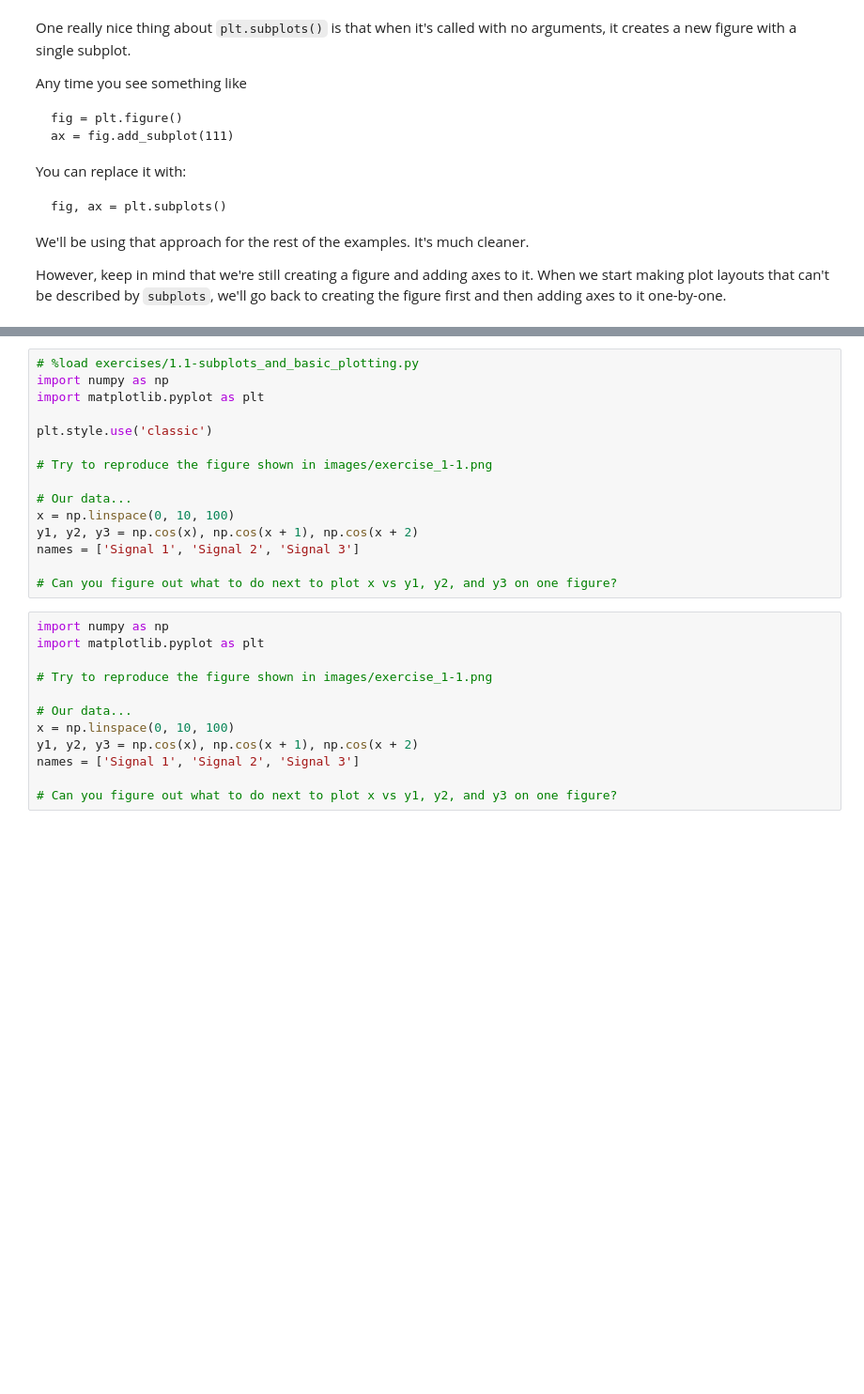
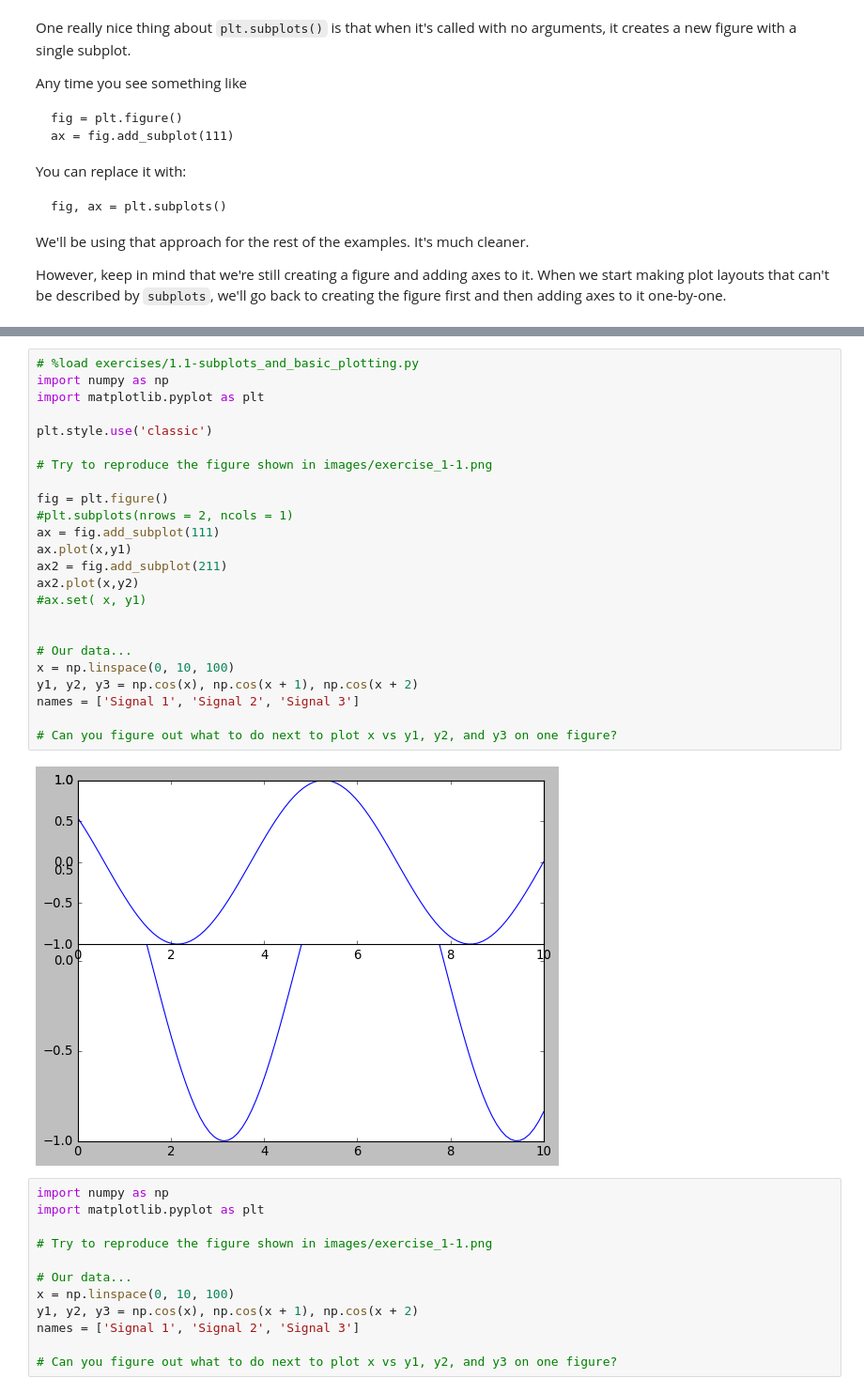
Before and after one commit to tankusb/CS512, a Jupyter notebook: AnatomyOfMatplotlib-master/AnatomyOfMatplotlib-master/AnatomyOfMatplotlib-Part1-Figures_Subplots_and_layouts.ipynb, the cells around one changed output, grey strips where cells are left out. Shown at 94% size. Saved outputs shown, nothing was run; the diff lists cells and outputs as text; blank space fills up the shorter version.

```diff
--- a/AnatomyOfMatplotlib-master/AnatomyOfMatplotlib-master/AnatomyOfMatplotlib-Part1-Figures_Subplots_and_layouts.ipynb
+++ b/AnatomyOfMatplotlib-master/AnatomyOfMatplotlib-master/AnatomyOfMatplotlib-Part1-Figures_Subplots_and_layouts.ipynb
@@ -223,18 +256,29 @@ Here's the data and some code to get you started.
 # %%
 # %load exercises/1.1-subplots_and_basic_plotting.py
 import numpy as np
 import matplotlib.pyplot as plt
 
 plt.style.use('classic')
 
 # Try to reproduce the figure shown in images/exercise_1-1.png
 
+fig = plt.figure()
+#plt.subplots(nrows = 2, ncols = 1)
+ax = fig.add_subplot(111)
+ax.plot(x,y1)
+ax2 = fig.add_subplot(211)
+ax2.plot(x,y2)
+#ax.set( x, y1)
+
+
 # Our data...
 x = np.linspace(0, 10, 100)
 y1, y2, y3 = np.cos(x), np.cos(x + 1), np.cos(x + 2)
 names = ['Signal 1', 'Signal 2', 'Signal 3']
 
 # Can you figure out what to do next to plot x vs y1, y2, and y3 on one figure?
+# %% [output]
+[figure, added]
 # %%
 import numpy as np
 import matplotlib.pyplot as plt
```
Also changed, not shown: parts of 12 cells of this notebook, 30 other files.
